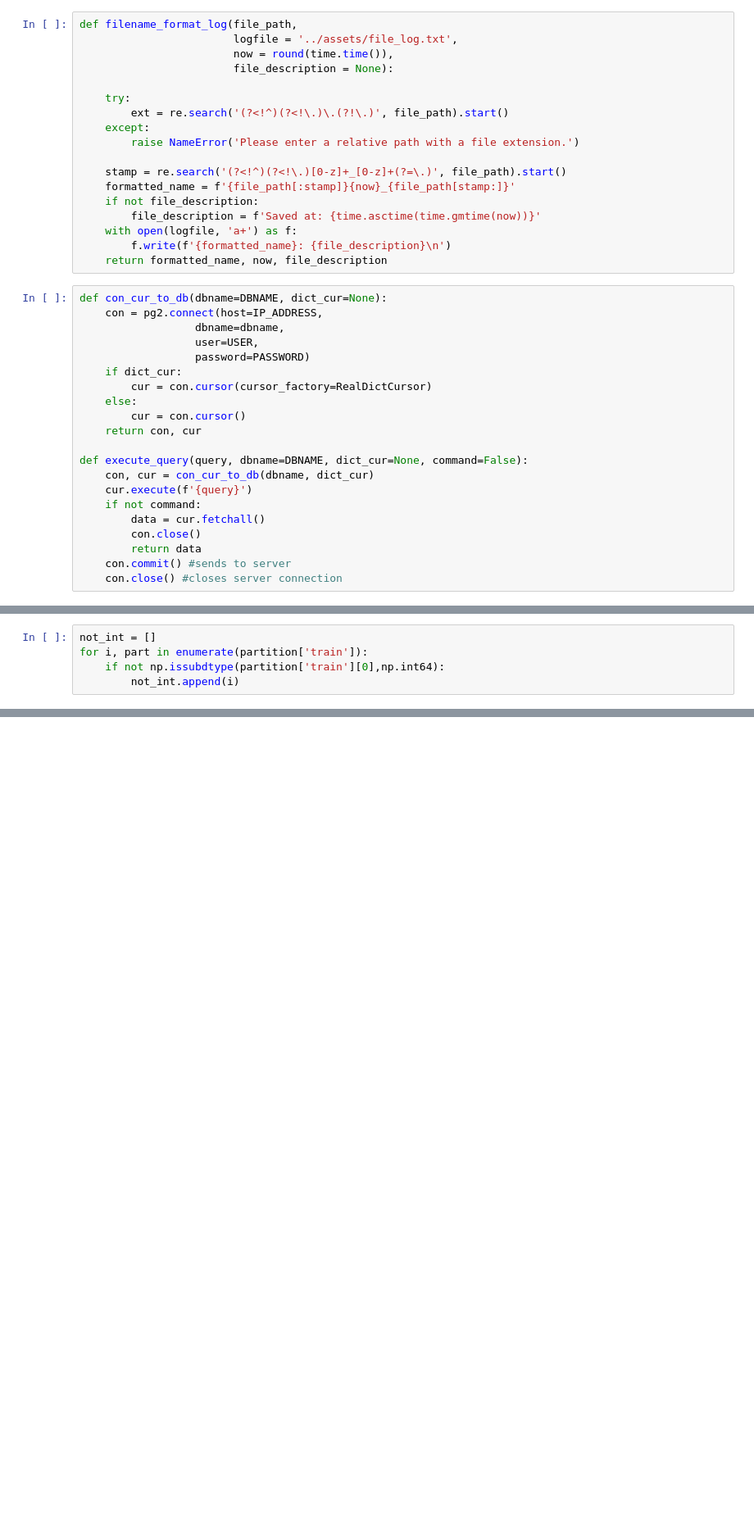
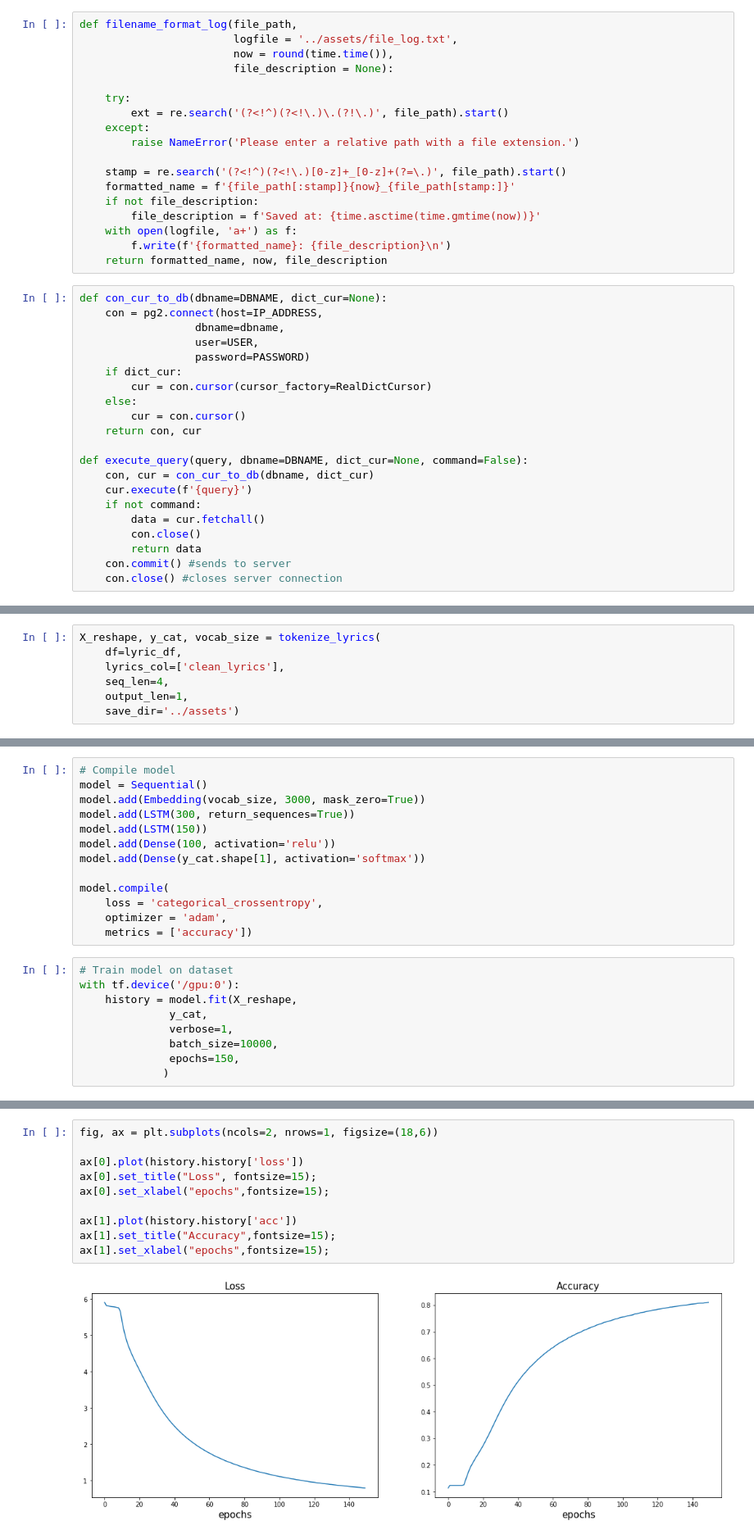
Before and after one commit to csinatra/crooner, a Jupyter notebook: notebooks/03_preprocessing.ipynb, the cells around one changed output, grey strips where cells are left out. Shown at 82% size. Cells and saved outputs as stored; diff of their text form; blank space fills up the shorter version.

Commit message:
add LSTM315

```diff
--- a/notebooks/03_preprocessing.ipynb
+++ b/notebooks/03_preprocessing.ipynb
@@ -220,5 +93,0 @@ numpy.int64
-# %%
-not_int = []
-for i, part in enumerate(partition['train']):
-    if not np.issubdtype(partition['train'][0],np.int64):
-        not_int.append(i)
@@ -341,0 +143,7 @@ lyrics_split[i + 4:i + 4 + 1]
+# %%
+X_reshape, y_cat, vocab_size = tokenize_lyrics(
+    df=lyric_df,
+    lyrics_col=['clean_lyrics'],
+    seq_len=4,
+    output_len=1,
+    save_dir='../assets')
@@ -341,0 +166,22 @@ lyrics_split[i + 4:i + 4 + 1]
+# %%
+# Compile model
+model = Sequential()
+model.add(Embedding(vocab_size, 3000, mask_zero=True))
+model.add(LSTM(300, return_sequences=True))
+model.add(LSTM(150))
+model.add(Dense(100, activation='relu'))
+model.add(Dense(y_cat.shape[1], activation='softmax'))
+
+model.compile(
+    loss = 'categorical_crossentropy',
+    optimizer = 'adam',
+    metrics = ['accuracy'])
+# %%
+# Train model on dataset
+with tf.device('/gpu:0'):
+    history = model.fit(X_reshape,
+              y_cat,
+              verbose=1,
+              batch_size=10000,
+              epochs=150,
+             )
@@ -341,0 +237,12 @@ lyrics_split[i + 4:i + 4 + 1]
+# %%
+fig, ax = plt.subplots(ncols=2, nrows=1, figsize=(18,6))
+
+ax[0].plot(history.history['loss'])
+ax[0].set_title("Loss", fontsize=15);
+ax[0].set_xlabel("epochs",fontsize=15);
+
+ax[1].plot(history.history['acc'])
+ax[1].set_title("Accuracy",fontsize=15);
+ax[1].set_xlabel("epochs",fontsize=15);
+# %% [output]
+[figure, added]
```
Also changed, not shown: parts of 59 cells of this notebook, 9 other files.
